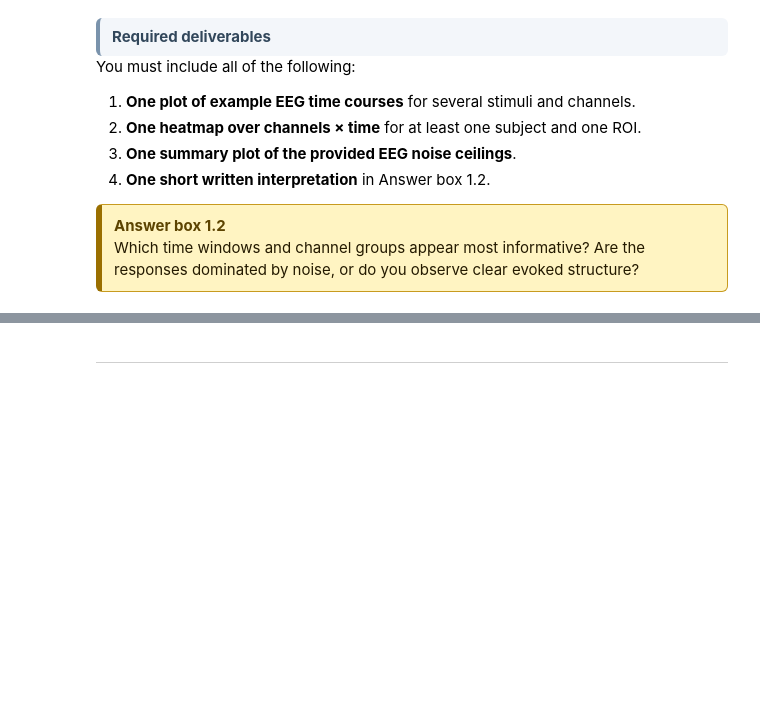
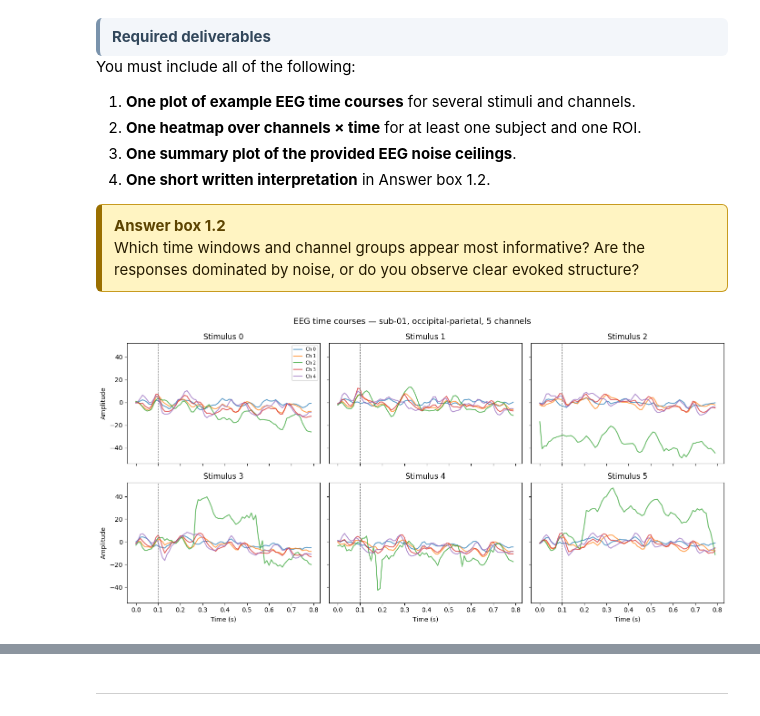
Before and after one commit to AnastasisPap/Brain-like-computation-and-intelligence-project, a Jupyter notebook: nx414_project_2026.ipynb, the cells around one changed output, grey strips where cells are left out. Drawn from its saved outputs; the diff is of its cells as text; code cells hidden in the pictures; blank space fills up the shorter version.

```diff
--- a/nx414_project_2026.ipynb
+++ b/nx414_project_2026.ipynb
@@ -502,7 +505,7 @@ Each feature set has shape: (26107, 30000)
 # %%
 resnet_ids = {}
 for file_name in file_names:
-    with h5py.File(data_dir + resnet + file_name, 'r') as f:
+    with h5py.File(features_dir + resnet + file_name, 'r') as f:
         print(f"File {file_name} contains {f['ids'].shape[0]} ids.")
         print(f'Contains {len(f['features'])} features')
         key = next(iter(f['features']))
@@ -603,3 +606,7 @@ Each table must list the array name, array shape, and the meaning of each axis.
 # TODO: inspect EEG2
 # TODO: inspect NSD
 # TODO: summarize axis meaning
+# %%
+for dataset in tvsd_datasets:
+    with h5py.File(data_dir + tvsd, 'r') as f:
+        print(f'Shape of {dataset}: {f[dataset].shape}')
@@ -605,0 +656,4 @@ Each table must list the array name, array shape, and the meaning of each axis.
+# %%
+for dataset in things_eeg_datasets:
+    with h5py.File(data_dir + things_eeg, 'r') as f:
+        print(f'Shape of {dataset}: {f[dataset].shape}')
@@ -605,0 +706,4 @@ Each table must list the array name, array shape, and the meaning of each axis.
+# %%
+for dataset in nsd_datasets:
+    with h5py.File(data_dir + nsd, 'r') as f:
+        print(f'Shape of {dataset}: {f[dataset].shape}')
@@ -631,3 +789,30 @@ You must include all of the following:
 # TODO: plot example traces
 # TODO: plot channel x time heatmap
 # TODO: visualize provided EEG noise ceilings
+# %%
+with h5py.File(data_dir + 'things_eeg2.h5', 'r') as f:
+    eeg_test = f['test/neural_data/sub-01/occipital_parietal'][:]  # (200, 17, 80)
+    eeg_nc   = f['noise_ceilings/sub-01/occipital_parietal'][:]    # (17, 80)
+
+time_axis = np.linspace(0, 0.79, 80)  # 0 to 0.79s at 100 Hz
+
+# --- Plot 1: Example EEG time courses ---
+fig, axes = plt.subplots(2, 3, figsize=(14, 7), sharex=True, sharey=True)
+for i, ax in enumerate(axes.flat):
+    for ch in range(min(5, eeg_test.shape[1])):
+        ax.plot(time_axis, eeg_test[i, ch, :], alpha=0.7, label=f'Ch {ch}')
+    ax.set_title(f'Stimulus {i}')
+    ax.axvline(0.1, color='gray', ls='--', lw=0.8)
+    if i == 0:
+        ax.legend(fontsize=7)
+axes[1, 0].set_xlabel('Time (s)')
+axes[1, 1].set_xlabel('Time (s)')
+axes[1, 2].set_xlabel('Time (s)')
+axes[0, 0].set_ylabel('Amplitude')
+axes[1, 0].set_ylabel('Amplitude')
+fig.suptitle('EEG time courses — sub-01, occipital-parietal, 5 channels', fontsize=13)
+plt.tight_layout()
+plt.savefig('plots/eeg_time_courses.png')
+plt.show()
+# %% [output]
+[figure, added]
```
Also changed, not shown: parts of 84 cells of this notebook.
